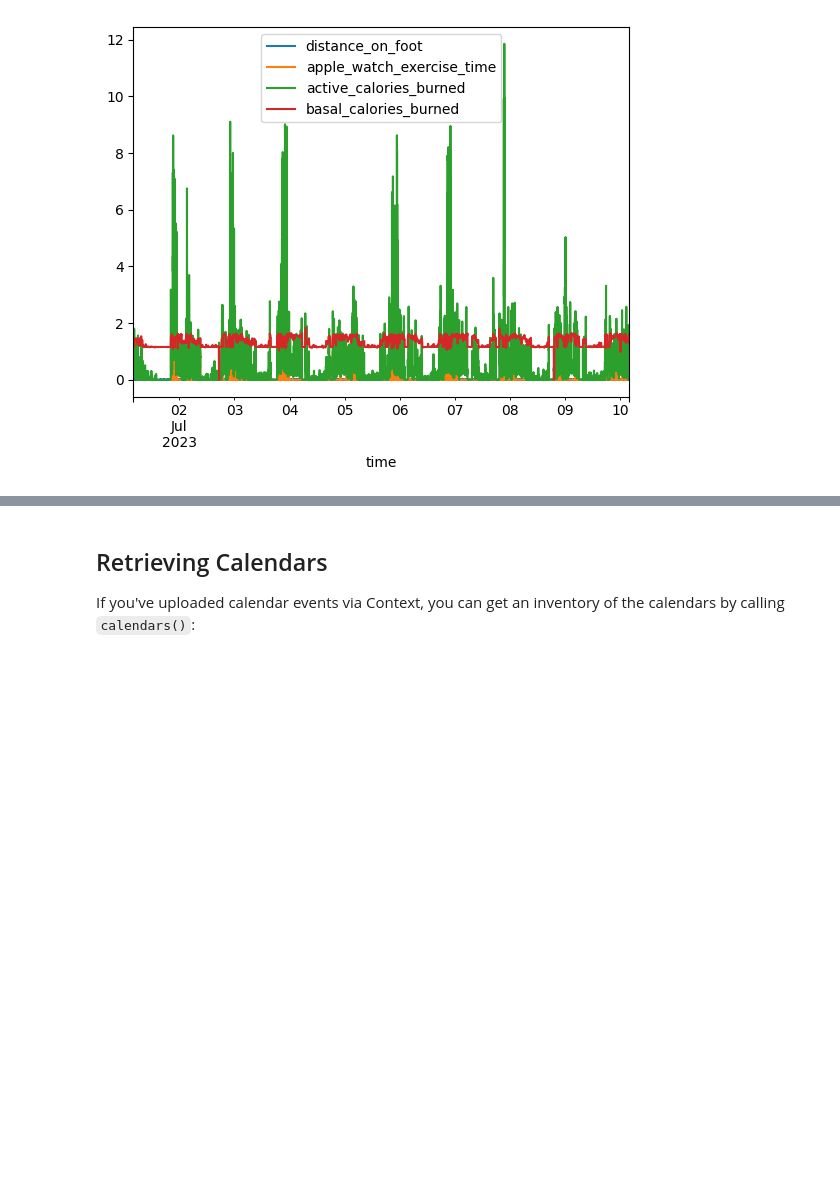
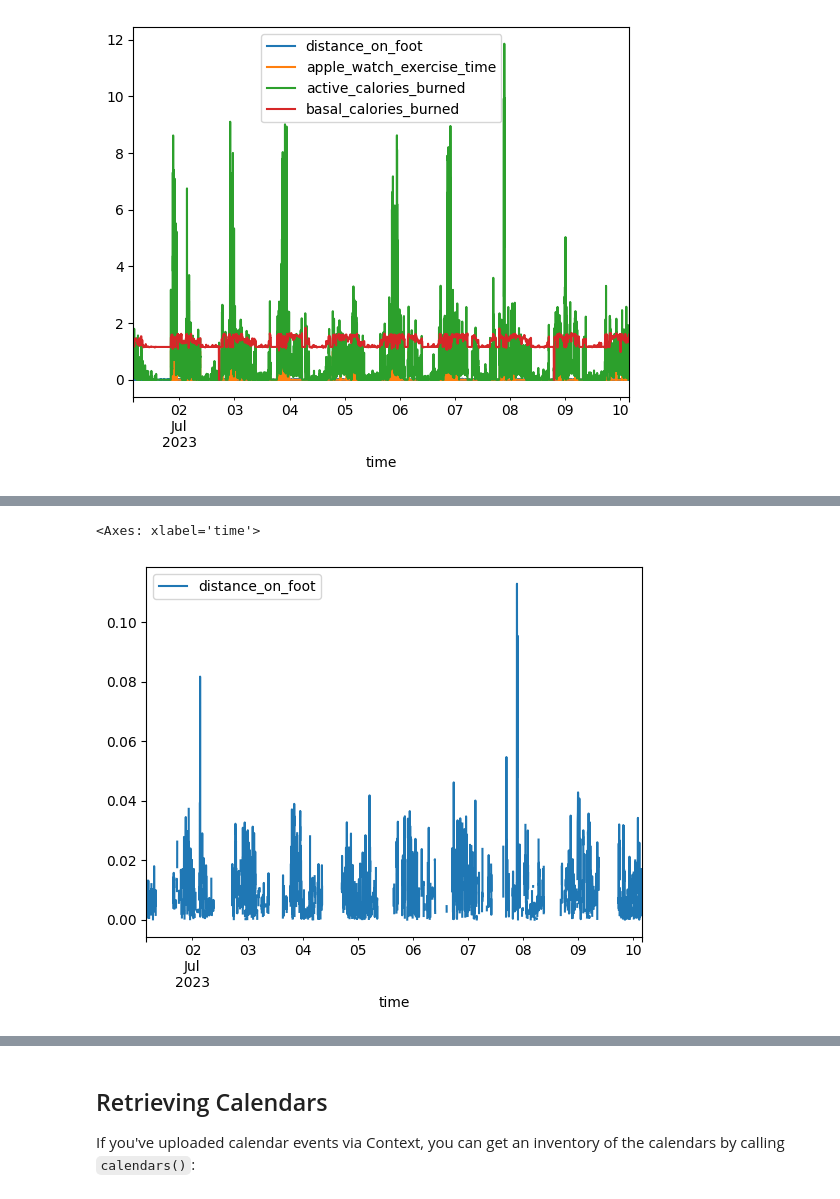
Before and after one commit to fulcradynamics/demos, a Jupyter notebook: notebooks/00_Hello_Fulcra.ipynb, the cells around one changed output, grey strips where cells are left out. Drawn from its saved outputs; the diff is of its cells as text; code cells hidden in the pictures; blank space fills up the shorter version.

Commit message:
Add examples for metrics_catalog and metric_time_series

```diff
--- a/notebooks/00_Hello_Fulcra.ipynb
+++ b/notebooks/00_Hello_Fulcra.ipynb
@@ -73,0 +78,7 @@ df.plot()
+# %%
+singledf = fulcra.metric_time_series(
+    start_time = "2023-07-01 04:00:00.000Z",
+    end_time = "2023-07-10 04:00:00.000Z",
+    metric="DistanceTraveledOnFoot"
+)
+singledf
@@ -73,0 +100,5 @@ df.plot()
+# %%
+singledf.plot()
+# %% [output]
+<Axes: xlabel='time'>
+[figure, added]
```
Also changed, not shown: parts of 6 cells of this notebook.
